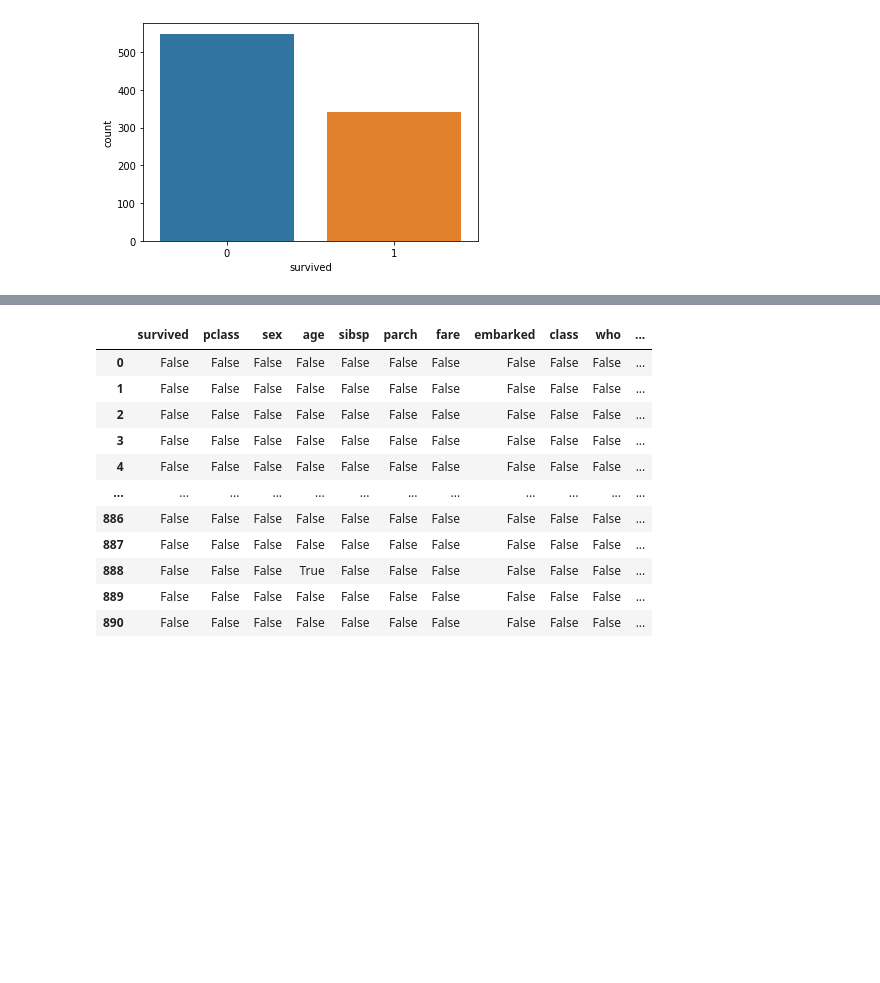
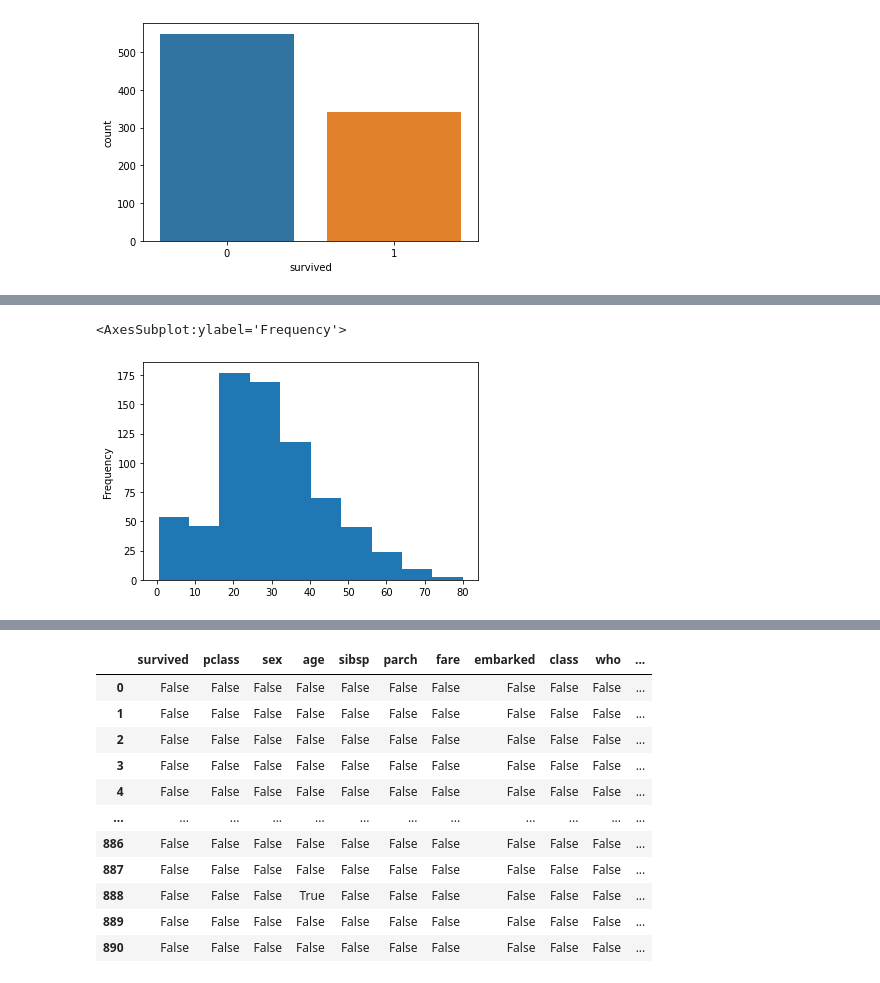
Before and after one commit to IshitaP26/ADG, a Jupyter notebook: Titanic dataset python libs.ipynb, the cells around one changed output, grey strips where cells are left out. Cells and saved outputs as stored; diff of their text form; code cells hidden in the pictures; blank space fills up the shorter version.

```diff
--- a/Titanic dataset python libs.ipynb
+++ b/Titanic dataset python libs.ipynb
@@ -36,0 +47,5 @@ sns.countplot(x="survived", data = titanic_data)
+# %%
+titanic_data["age"].plot.hist()
+# %% [output]
+<AxesSubplot:ylabel='Frequency'>
+[figure, added]
```
Also changed, not shown: parts of 4 cells of this notebook.
